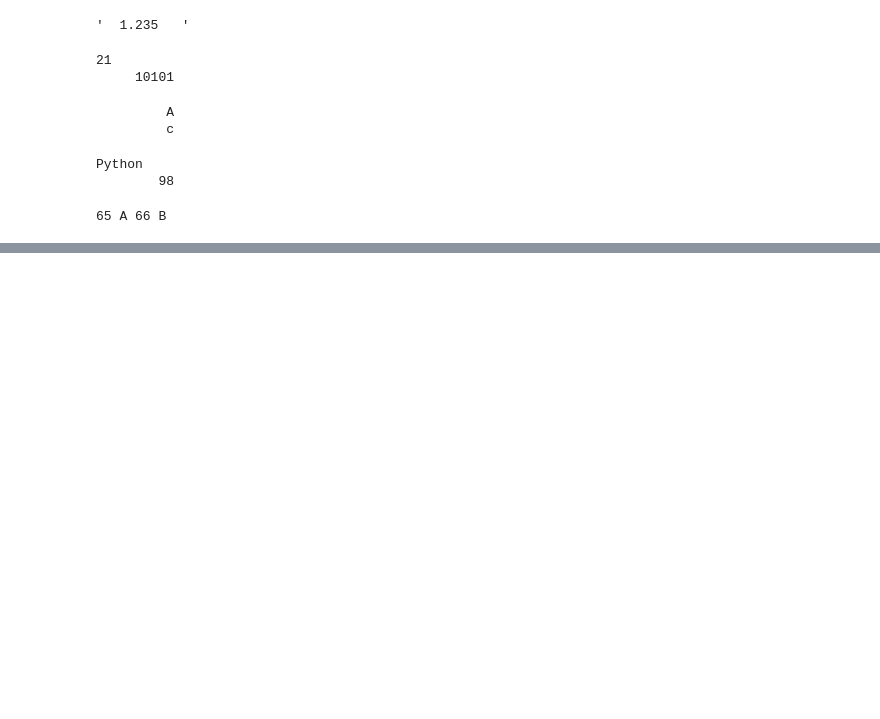
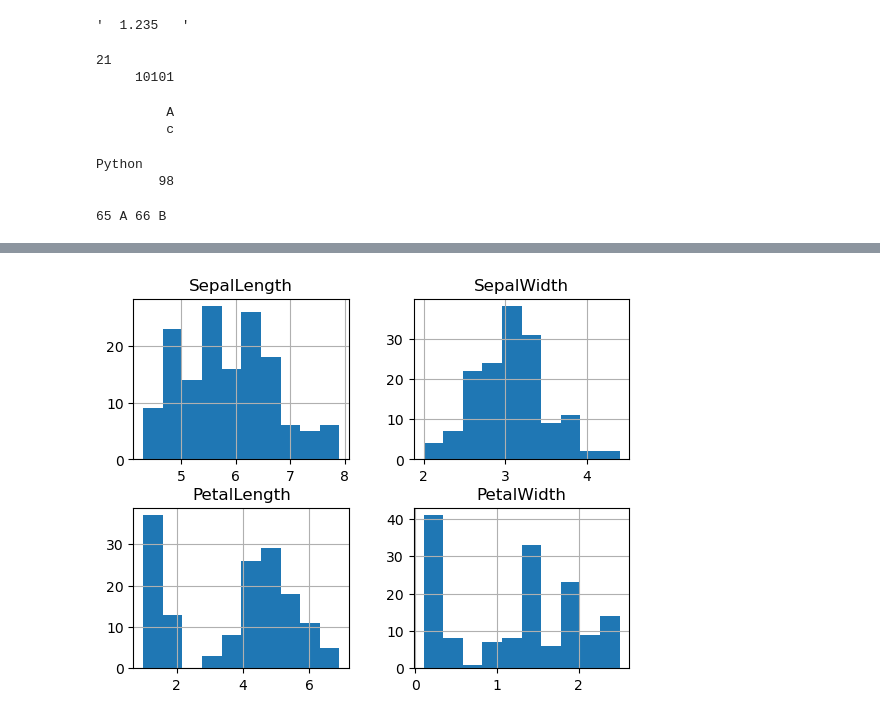
Before and after one commit to jeongeun-JH/ai_python, a Jupyter notebook: Python_Numpy.ipynb, the cells around one changed output, grey strips where cells are left out. Drawn from its saved outputs; the diff is of its cells as text; code cells hidden in the pictures; blank space fills up the shorter version.

```diff
--- a/Python_Numpy.ipynb
+++ b/Python_Numpy.ipynb
@@ -728,0 +852,5 @@ print(ord('A'), chr(65), ord('B'), chr(66))
+# %%
+iris.hist()
+plt.show()
+# %% [output]
+[figure, added]
```
Also changed, not shown: parts of 25 cells of this notebook, 2 other files.
